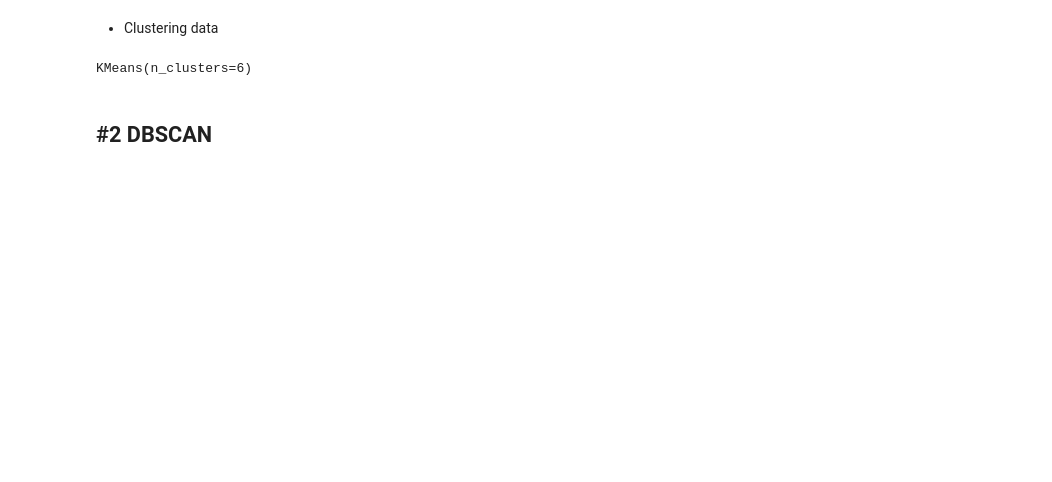
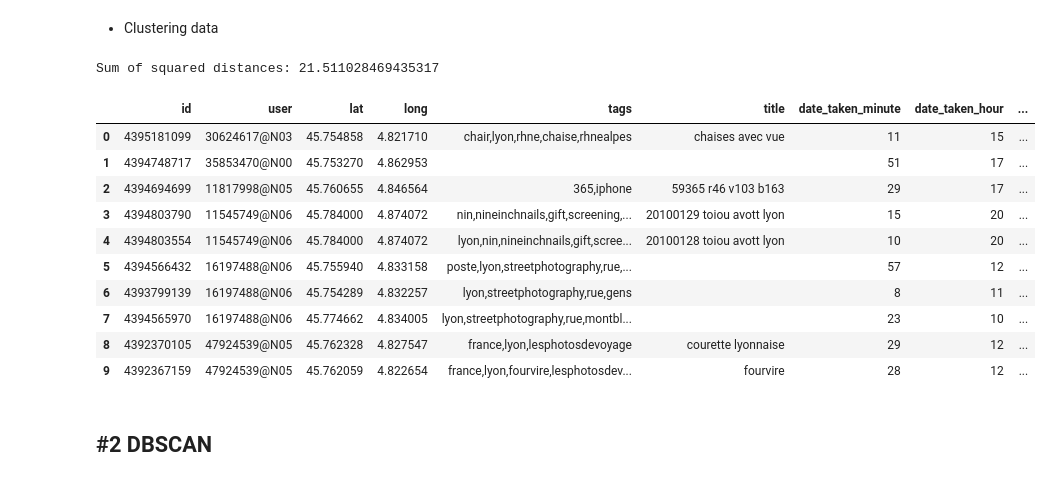
Before and after one commit to Diego-LarrazM/Data-Lyon-Mining_4IF, a Jupyter notebook: exploration-grand-lyon.ipynb, the cells around one changed output. Cells and saved outputs as stored; diff of their text form; code cells hidden in the pictures; blank space fills up the shorter version.

Commit message:
kmeans

```diff
--- a/exploration-grand-lyon.ipynb
+++ b/exploration-grand-lyon.ipynb
@@ -353,16 +353,29 @@ plt.plot(ks_df["k"], ks_df["WCSS"], "-xb")
 # %%
 # number of clusters
 k = 6 # set to optimal k found with elbow method
 # create a model
 kmeans = cl.KMeans(n_clusters=k, init='k-means++')
 # fit scaled data
 kmeans.fit(clustered_data[["lat","long"]])
 # Add labels to data
 clustered_data = clustered_data.join(pd.DataFrame({"cluster kmeans": kmeans.labels_}))
-#error
+# Calculate SSE
 inertia = kmeans.inertia_
+
 print(f"Sum of squared distances: {inertia}")
+clustered_data.head(10)
 # %% [output]
-KMeans(n_clusters=6)
+Sum of squared distances: 21.511028469435317
+|  | id | user | lat | long | tags | title | date_taken_minute | date_taken_hour | ... |
+| 0 | 4395181099 | 30624617@N03 | 45.754858 | 4.821710 | chair,lyon,rhne,chaise,rhnealpes | chaises avec vue | 11 | 15 | ... |
+| 1 | 4394748717 | 35853470@N00 | 45.753270 | 4.862953 |  |  | 51 | 17 | ... |
+| 2 | 4394694699 | 11817998@N05 | 45.760655 | 4.846564 | 365,iphone | 59365 r46 v103 b163 | 29 | 17 | ... |
+| 3 | 4394803790 | 11545749@N06 | 45.784000 | 4.874072 | nin,nineinchnails,gift,screening,... | 20100129 toiou avott lyon | 15 | 20 | ... |
+| 4 | 4394803554 | 11545749@N06 | 45.784000 | 4.874072 | lyon,nin,nineinchnails,gift,scree... | 20100128 toiou avott lyon | 10 | 20 | ... |
+| 5 | 4394566432 | 16197488@N06 | 45.755940 | 4.833158 | poste,lyon,streetphotography,rue,... |  | 57 | 12 | ... |
+| 6 | 4393799139 | 16197488@N06 | 45.754289 | 4.832257 | lyon,streetphotography,rue,gens |  | 8 | 11 | ... |
+| 7 | 4394565970 | 16197488@N06 | 45.774662 | 4.834005 | lyon,streetphotography,rue,montbl... |  | 23 | 10 | ... |
+| 8 | 4392370105 | 47924539@N05 | 45.762328 | 4.827547 | france,lyon,lesphotosdevoyage | courette lyonnaise | 29 | 12 | ... |
+| 9 | 4392367159 | 47924539@N05 | 45.762059 | 4.822654 | france,lyon,fourvire,lesphotosdev... | fourvire | 28 | 12 | ... |
 # %% [markdown]
 ## #2 DBSCAN
```
Also changed, not shown: parts of 1 cell of this notebook.
